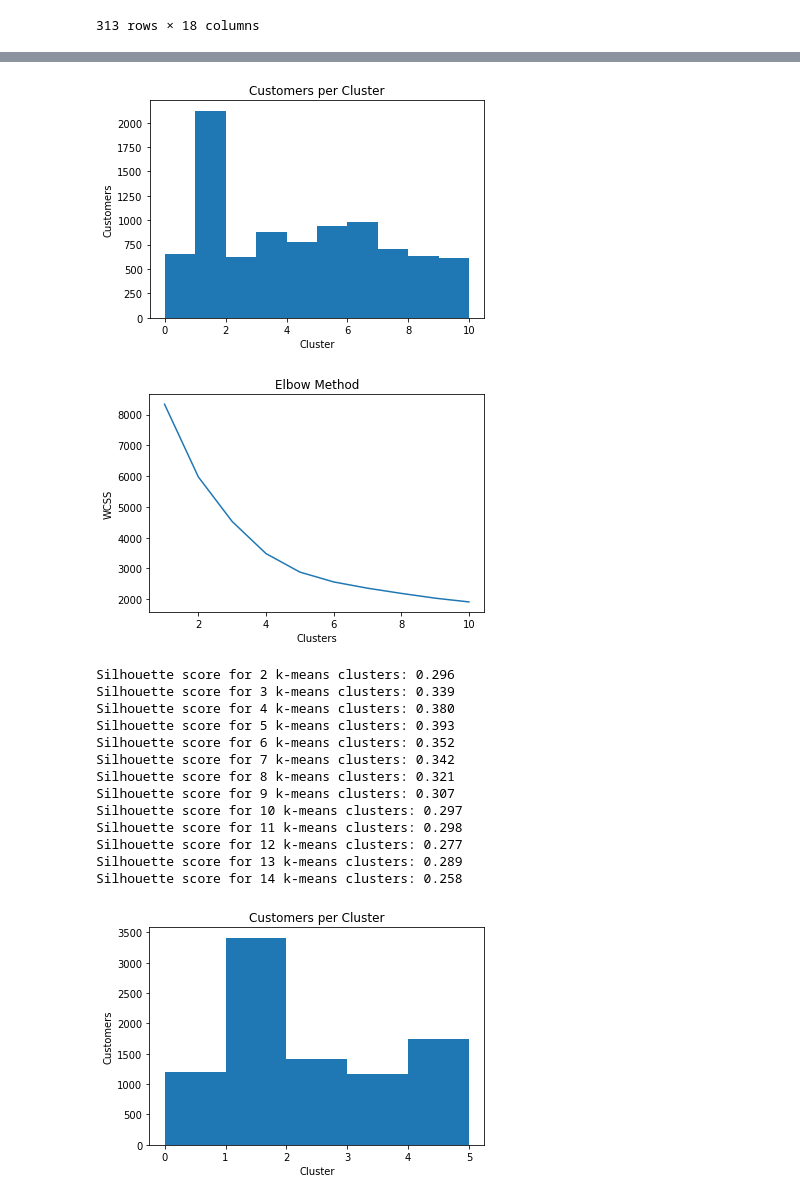
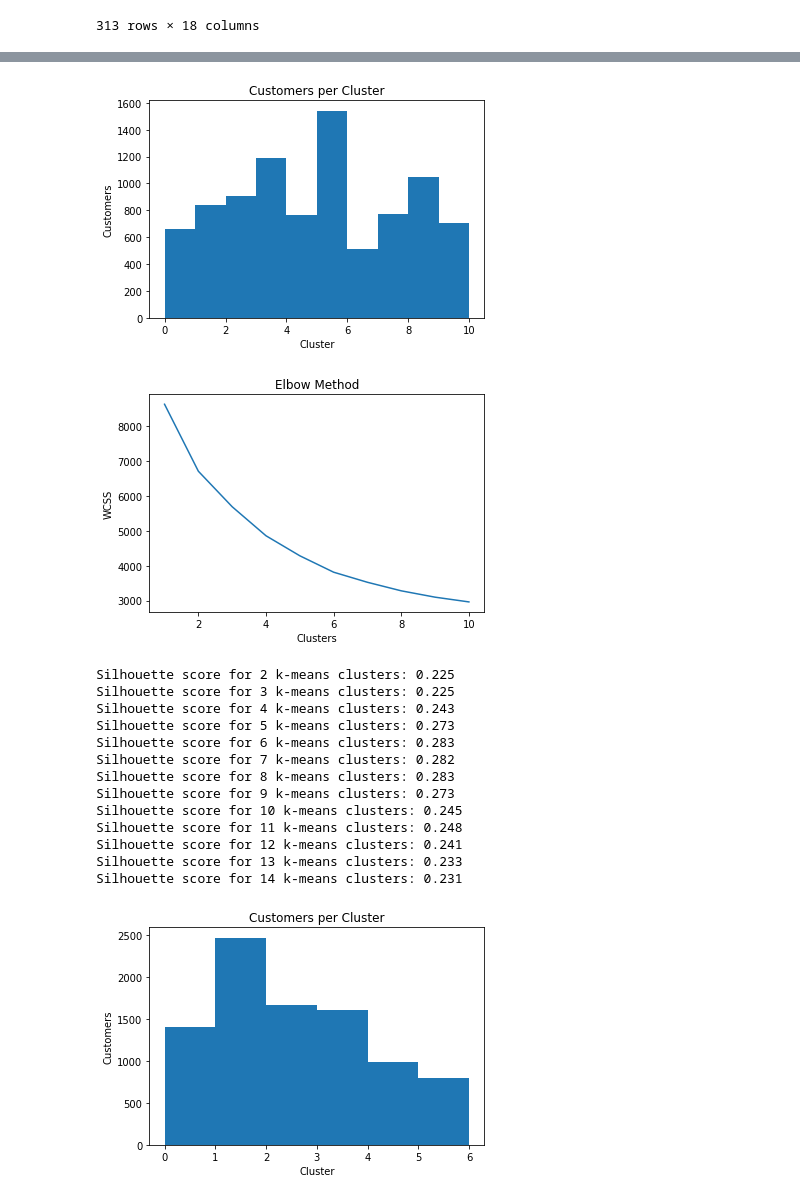
Before and after one commit to Bilalmajeed1995/UnsupervisedCustomerSegmentation, a Jupyter notebook: CustomerSegmentation.ipynb, the cells around one changed output, grey strips where cells are left out. Saved outputs shown, nothing was run; the diff lists cells and outputs as text; code cells hidden in the pictures.

```diff
--- a/CustomerSegmentation.ipynb
+++ b/CustomerSegmentation.ipynb
@@ -147,6 +147,3 @@ df.describe()
 | 50% | 871.499977 | 1.000000 | 362.480000 | 38.000000 | 89.580000 | 0.000000 | ... |
 | 75% | 2046.727519 | 1.000000 | 1111.120000 | 578.660000 | 469.140000 | 1112.247446 | ... |
 | max | 19043.138560 | 1.000000 | 49039.570000 | 40761.250000 | 22500.000000 | 47137.211760 | ... |
-# %%
-df['TOTAL_PURCHASES'] = df['PURCHASES'] + df['ONEOFF_PURCHASES'] + df['INSTALLMENTS_PURCHASES']
-df['TOTAL_PURCHASE_FREQUENCY'] = (df['PURCHASES_FREQUENCY'] + df['ONEOFF_PURCHASES_FREQUENCY'] + df['PURCHASES_INSTALLMENTS_FREQUENCY']) / 3
@@ -201,7 +190,7 @@ plt.xlabel('Cluster')
 plt.ylabel('Customers')
 plt.show()
 # %% [output]
-[figure, old version]
+[figure, new version]
 # %%
 wcss = []
 
@@ -217,7 +206,7 @@ plt.xlabel('Clusters')
 plt.ylabel('WCSS')
 plt.show()
 # %% [output]
-[figure, old version]
+[figure, new version]
 # %%
 from sklearn.metrics import silhouette_score
 from sklearn import metrics
@@ -230,31 +219,31 @@ for cluster in range(2,15):
     print(f"Silhouette score for {cluster} k-means clusters: {sil_score:.3f}")
     kmeans_values.append((cluster,sil_score))
 # %% [output]
-Silhouette score for 2 k-means clusters: 0.296
-Silhouette score for 3 k-means clusters: 0.339
-Silhouette score for 4 k-means clusters: 0.380
-Silhouette score for 5 k-means clusters: 0.393
-Silhouette score for 6 k-means clusters: 0.352
-Silhouette score for 7 k-means clusters: 0.342
-Silhouette score for 8 k-means clusters: 0.321
-Silhouette score for 9 k-means clusters: 0.307
-Silhouette score for 10 k-means clusters: 0.297
-Silhouette score for 11 k-means clusters: 0.298
-Silhouette score for 12 k-means clusters: 0.277
-Silhouette score for 13 k-means clusters: 0.289
-Silhouette score for 14 k-means clusters: 0.258
+Silhouette score for 2 k-means clusters: 0.225
+Silhouette score for 3 k-means clusters: 0.225
+Silhouette score for 4 k-means clusters: 0.243
+Silhouette score for 5 k-means clusters: 0.273
+Silhouette score for 6 k-means clusters: 0.283
+Silhouette score for 7 k-means clusters: 0.282
+Silhouette score for 8 k-means clusters: 0.283
+Silhouette score for 9 k-means clusters: 0.273
+Silhouette score for 10 k-means clusters: 0.245
+Silhouette score for 11 k-means clusters: 0.248
+Silhouette score for 12 k-means clusters: 0.241
+Silhouette score for 13 k-means clusters: 0.233
+Silhouette score for 14 k-means clusters: 0.231
 # %%
-clustering = KMeans(n_clusters=5, random_state=42)
+clustering = KMeans(n_clusters=6, random_state=42)
 
 cluster_labels = clustering.fit_predict(df_norm)
 
-plt.hist(cluster_labels, bins=range(6))
+plt.hist(cluster_labels, bins=range(7))
 plt.title ('Customers per Cluster')
 plt.xlabel('Cluster')
 plt.ylabel('Customers')
 plt.show()
 # %% [output]
-[figure, old version]
+[figure, new version]
 # %%
 df_k = df.copy()
 df_k['Kmeans_cluster'] = cluster_labels
```
Also changed, not shown: parts of 26 cells of this notebook.
